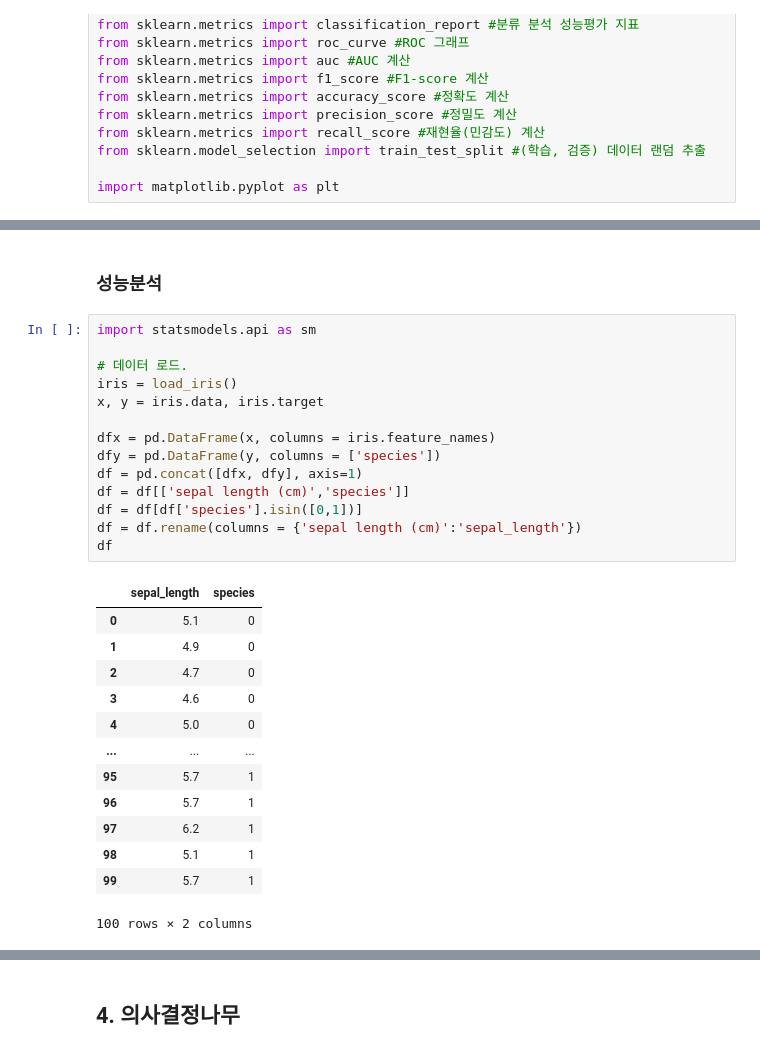
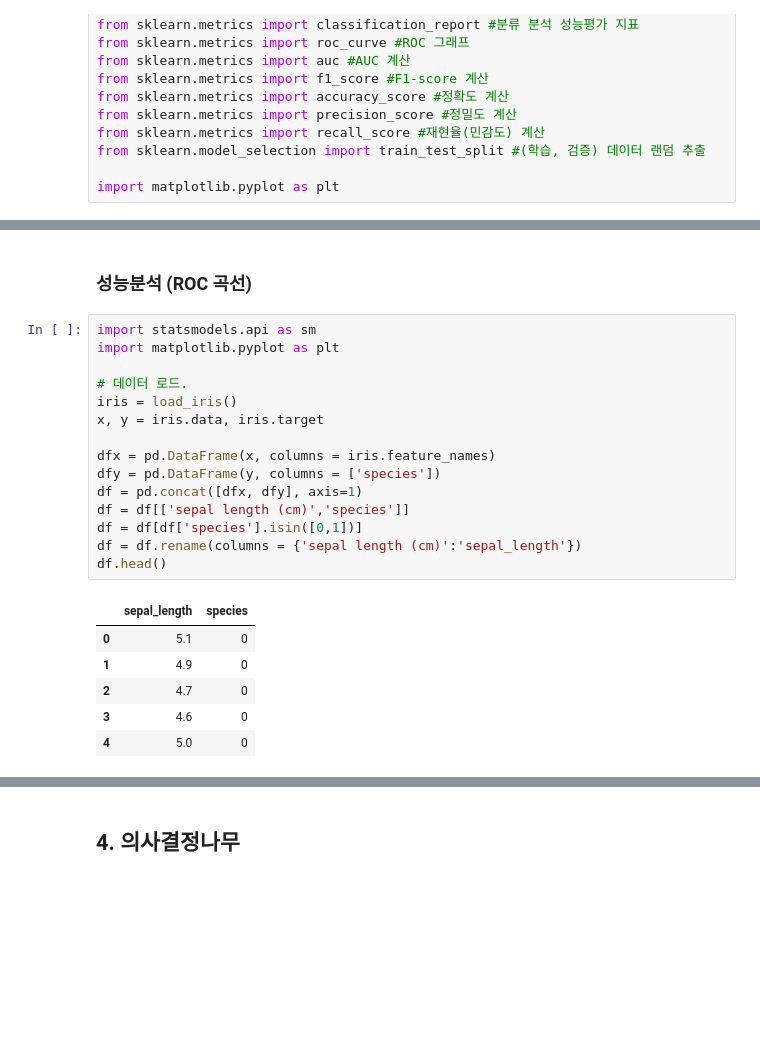
Before and after one commit to RoRdil31/Data-Analytics-Certification, a Jupyter notebook: BigData_Certification.ipynb, the cells around one changed output, grey strips where cells are left out. Saved outputs shown, nothing was run; the diff lists cells and outputs as text; blank space fills up the shorter version.

```diff
--- a/BigData_Certification.ipynb
+++ b/BigData_Certification.ipynb
@@ -683,33 +661,27 @@ print(model.predict_proba(x[:5]),"\n")   # 품종 예측 확률.
 # %% [markdown]
-### 성능분석
+### 성능분석 (ROC 곡선)
 # %%
 import statsmodels.api as sm
+import matplotlib.pyplot as plt
 
 # 데이터 로드.
 iris = load_iris()
 x, y = iris.data, iris.target
 
 dfx = pd.DataFrame(x, columns = iris.feature_names)
 dfy = pd.DataFrame(y, columns = ['species'])
 df = pd.concat([dfx, dfy], axis=1)
 df = df[['sepal length (cm)','species']]
 df = df[df['species'].isin([0,1])]
 df = df.rename(columns = {'sepal length (cm)':'sepal_length'})
-df
+df.head()
 # %% [output]
 |  | sepal_length | species |
 | 0 | 5.1 | 0 |
 | 1 | 4.9 | 0 |
 | 2 | 4.7 | 0 |
 | 3 | 4.6 | 0 |
 | 4 | 5.0 | 0 |
-| ... | ... | ... |
-| 95 | 5.7 | 1 |
-| 96 | 5.7 | 1 |
-| 97 | 6.2 | 1 |
-| 98 | 5.1 | 1 |
-| 99 | 5.7 | 1 |
-100 rows × 2 columns
 # %%
 print("=== 로지스틱 회귀분석 결과 요약 ===")
 model = sm.Logit.from_formula('species ~ sepal_length', data=df).fit() # 로지스틱 회귀모형 구축 후 적합.    # 모형 적합
```
Also changed, not shown: parts of 11 cells of this notebook.
